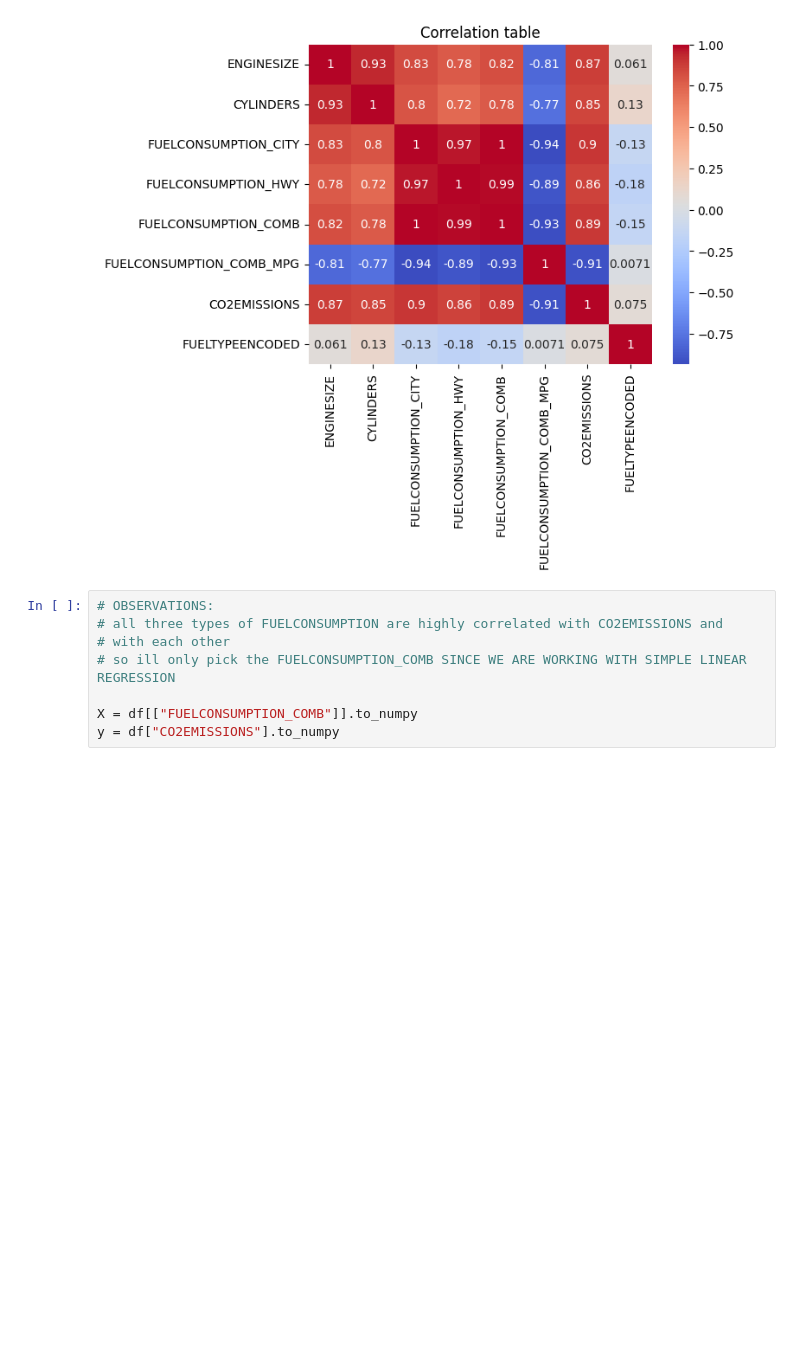
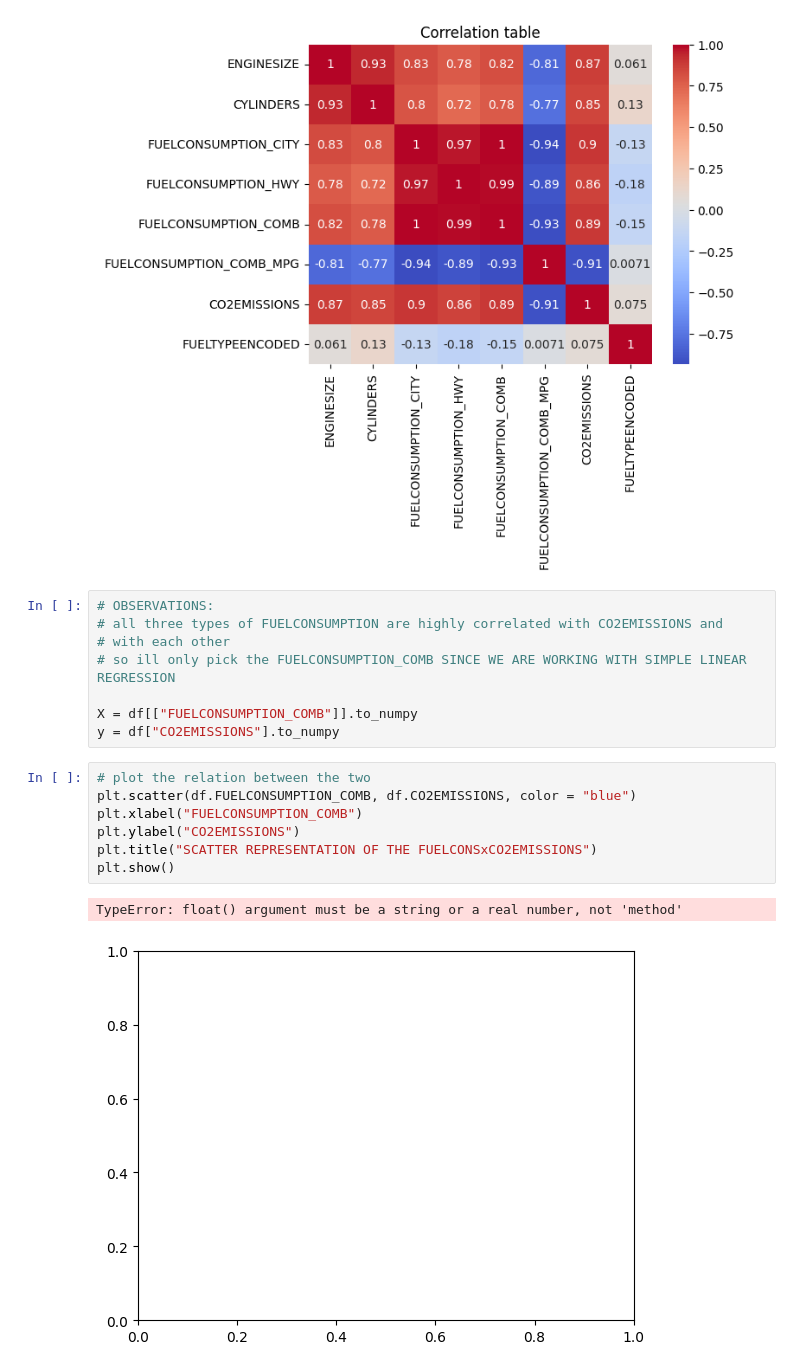
Before and after one commit to Omar-oymk/ibm_ml_course_labs, a Jupyter notebook: SimpleLinearRegression/Simple-Linear-Regression.ipynb, the cells around one changed output. Cells and saved outputs as stored; diff of their text form; blank space fills up the shorter version.

Commit message:
plotting the relation between features and labels

```diff
--- a/SimpleLinearRegression/Simple-Linear-Regression.ipynb
+++ b/SimpleLinearRegression/Simple-Linear-Regression.ipynb
@@ -98,3 +98,13 @@ plt.show()
 
 X = df[["FUELCONSUMPTION_COMB"]].to_numpy
 y = df["CO2EMISSIONS"].to_numpy
+# %%
+# plot the relation between the two
+plt.scatter(df.FUELCONSUMPTION_COMB, df.CO2EMISSIONS, color = "blue")
+plt.xlabel("FUELCONSUMPTION_COMB")
+plt.ylabel("CO2EMISSIONS")
+plt.title("SCATTER REPRESENTATION OF THE FUELCONSxCO2EMISSIONS")
+plt.show()
+# %% [output]
+TypeError: float() argument must be a string or a real number, not 'method'
+[figure, added]
```
Also changed, not shown: parts of 2 cells of this notebook.
